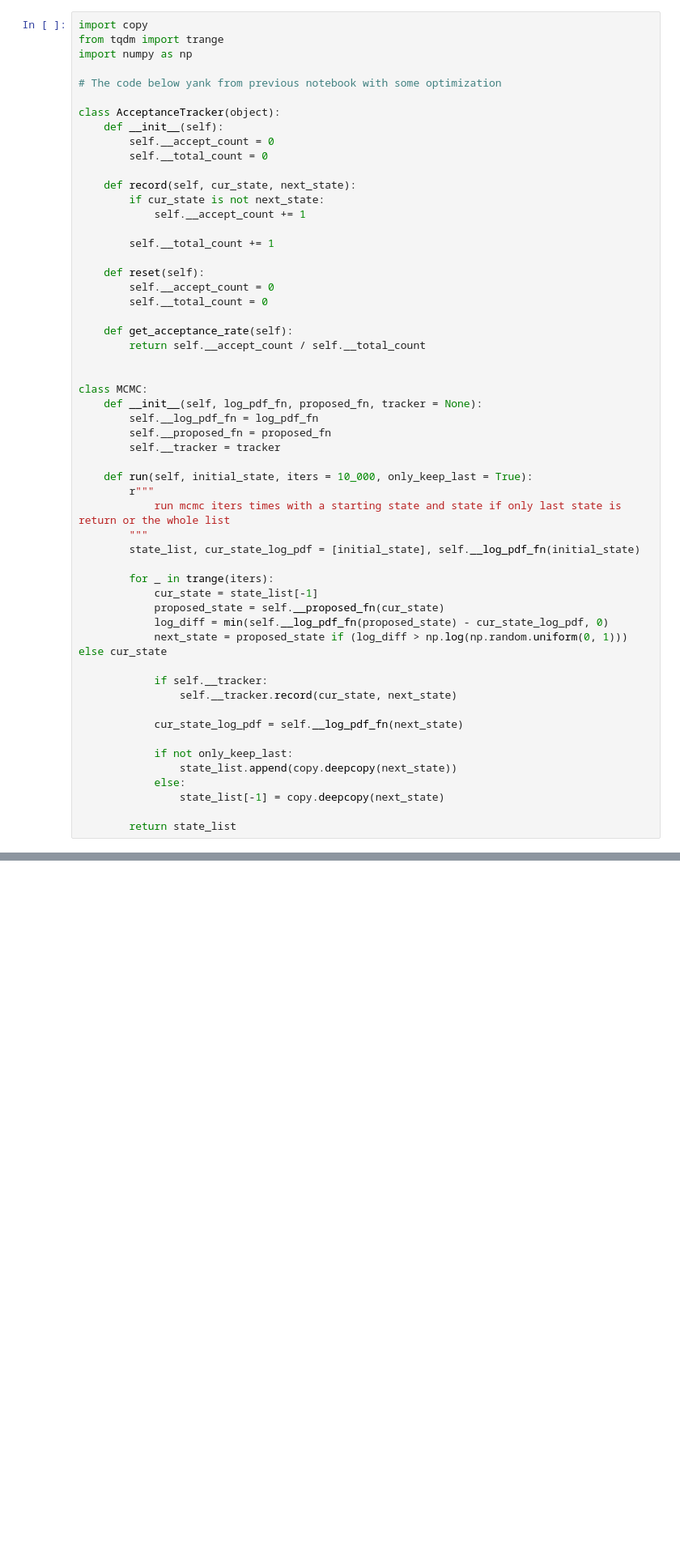
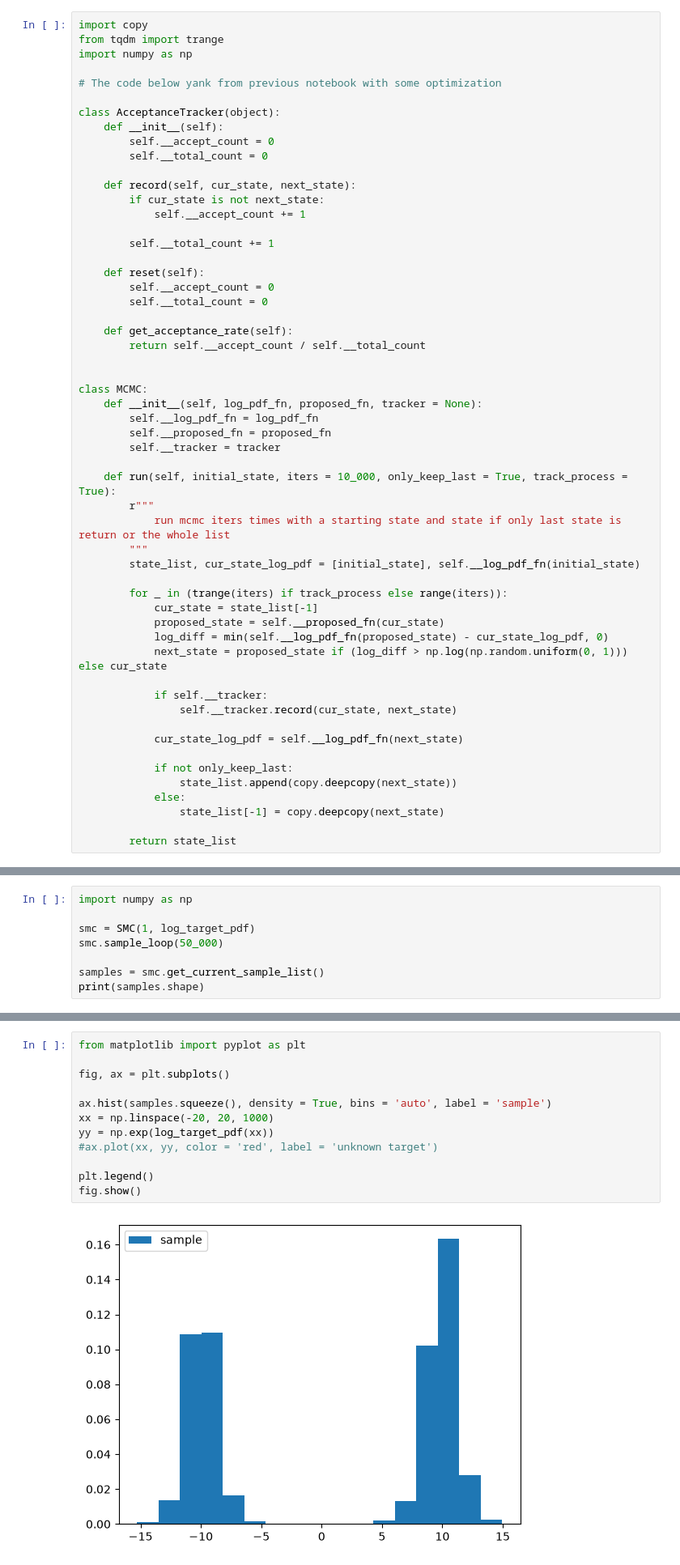
Before and after one commit to saobangmath/MiniProject-PhD-, a Jupyter notebook: MCMC/smc.ipynb, the cells around one changed output, grey strips where cells are left out. Shown at 81% size. Drawn from its saved outputs; the diff is of its cells as text; blank space fills up the shorter version.

```diff
--- a/MCMC/smc.ipynb
+++ b/MCMC/smc.ipynb
@@ -79,13 +79,13 @@ class MCMC:
         self.__proposed_fn = proposed_fn
         self.__tracker = tracker
 
-    def run(self, initial_state, iters = 10_000, only_keep_last = True):
+    def run(self, initial_state, iters = 10_000, only_keep_last = True, track_process = True):
         r"""
             run mcmc iters times with a starting state and state if only last state is return or the whole list
         """
         state_list, cur_state_log_pdf = [initial_state], self.__log_pdf_fn(initial_state)
 
-        for _ in trange(iters):
+        for _ in (trange(iters) if track_process else range(iters)):
             cur_state = state_list[-1]
             proposed_state = self.__proposed_fn(cur_state)
             log_diff = min(self.__log_pdf_fn(proposed_state) - cur_state_log_pdf, 0)
@@ -254,0 +317,8 @@ Now it is time do test our implementation!
+# %%
+import numpy as np
+
+smc = SMC(1, log_target_pdf)
+smc.sample_loop(50_000)
+
+samples = smc.get_current_sample_list()
+print(samples.shape)
@@ -254,0 +327,14 @@ Now it is time do test our implementation!
+# %%
+from matplotlib import pyplot as plt
+
+fig, ax = plt.subplots()
+
+ax.hist(samples.squeeze(), density = True, bins = 'auto', label = 'sample')
+xx = np.linspace(-20, 20, 1000)
+yy = np.exp(log_target_pdf(xx))
+#ax.plot(xx, yy, color = 'red', label = 'unknown target')
+
+plt.legend()
+fig.show()
+# %% [output]
+[figure, added]
```
Also changed, not shown: parts of 9 cells of this notebook.
